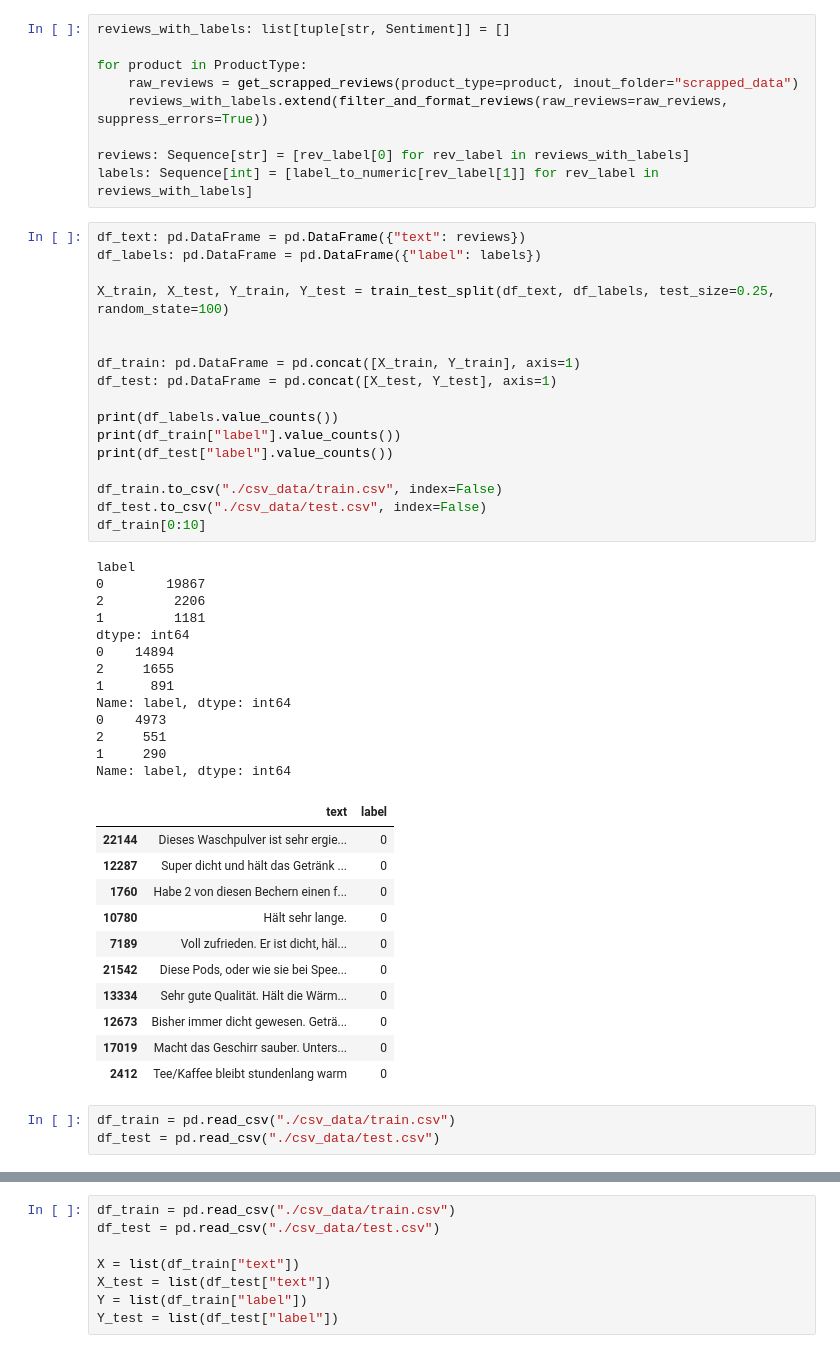
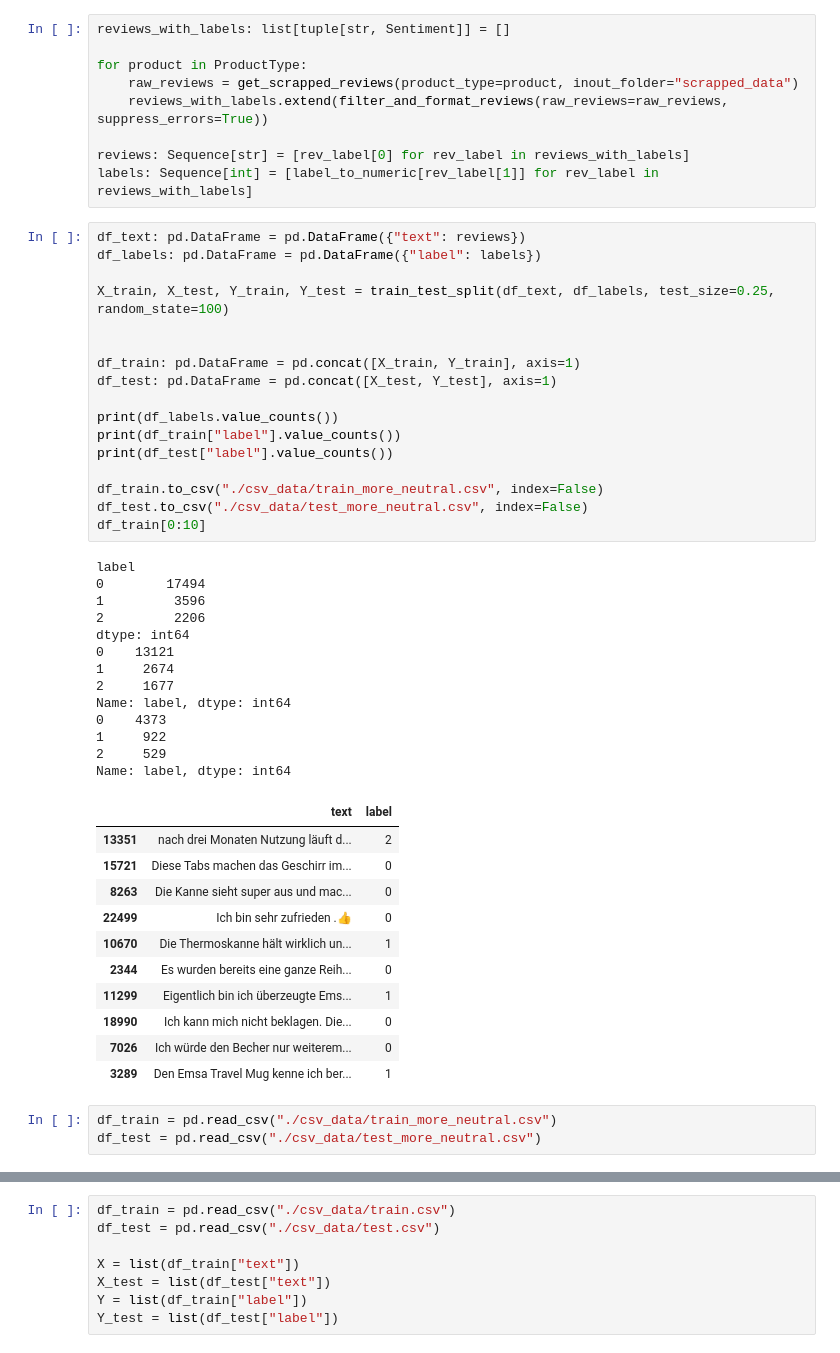
Before and after one commit to madvx/NLP_22Z, a Jupyter notebook: BERT_finetuning.ipynb, the cells around one changed output, grey strips where cells are left out. Saved outputs shown, nothing was run; the diff lists cells and outputs as text.

Commit message:
more neutral datasets

```diff
--- a/BERT_finetuning.ipynb
+++ b/BERT_finetuning.ipynb
@@ -34,48 +34,48 @@ labels: Sequence[int] = [label_to_numeric[rev_label[1]] for rev_label in reviews
 # %%
 df_text: pd.DataFrame = pd.DataFrame({"text": reviews})
 df_labels: pd.DataFrame = pd.DataFrame({"label": labels})
 
 X_train, X_test, Y_train, Y_test = train_test_split(df_text, df_labels, test_size=0.25, random_state=100)
 
 
 df_train: pd.DataFrame = pd.concat([X_train, Y_train], axis=1)
 df_test: pd.DataFrame = pd.concat([X_test, Y_test], axis=1)
 
 print(df_labels.value_counts())
 print(df_train["label"].value_counts())
 print(df_test["label"].value_counts())
 
-df_train.to_csv("./csv_data/train.csv", index=False)
-df_test.to_csv("./csv_data/test.csv", index=False)
+df_train.to_csv("./csv_data/train_more_neutral.csv", index=False)
+df_test.to_csv("./csv_data/test_more_neutral.csv", index=False)
 df_train[0:10]
 # %% [output]
 label
-0        19867
+0        17494
+1         3596
 2         2206
-1         1181
 dtype: int64
-0    14894
-2     1655
-1      891
+0    13121
+1     2674
+2     1677
 Name: label, dtype: int64
-0    4973
-2     551
-1     290
+0    4373
+1     922
+2     529
 Name: label, dtype: int64
 |  | text | label |
-| 22144 | Dieses Waschpulver ist sehr ergie... | 0 |
-| 12287 | Super dicht und hält das Getränk ... | 0 |
-| 1760 | Habe 2 von diesen Bechern einen f... | 0 |
-| 10780 | Hält sehr lange. | 0 |
-| 7189 | Voll zufrieden. Er ist dicht, häl... | 0 |
-| 21542 | Diese Pods, oder wie sie bei Spee... | 0 |
-| 13334 | Sehr gute Qualität. Hält die Wärm... | 0 |
-| 12673 | Bisher immer dicht gewesen. Geträ... | 0 |
-| 17019 | Macht das Geschirr sauber. Unters... | 0 |
-| 2412 | Tee/Kaffee bleibt stundenlang warm | 0 |
+| 13351 | nach drei Monaten Nutzung läuft d... | 2 |
+| 15721 | Diese Tabs machen das Geschirr im... | 0 |
+| 8263 | Die Kanne sieht super aus und mac... | 0 |
+| 22499 | Ich bin sehr zufrieden .👍 | 0 |
+| 10670 | Die Thermoskanne hält wirklich un... | 1 |
+| 2344 | Es wurden bereits eine ganze Reih... | 0 |
+| 11299 | Eigentlich bin ich überzeugte Ems... | 1 |
+| 18990 | Ich kann mich nicht beklagen. Die... | 0 |
+| 7026 | Ich würde den Becher nur weiterem... | 0 |
+| 3289 | Den Emsa Travel Mug kenne ich ber... | 1 |
 # %%
-df_train = pd.read_csv("./csv_data/train.csv")
-df_test = pd.read_csv("./csv_data/test.csv")
+df_train = pd.read_csv("./csv_data/train_more_neutral.csv")
+df_test = pd.read_csv("./csv_data/test_more_neutral.csv")
 # %%
 df_train_0 = df_train[df_train["label"] == 0].sample(frac=1.0)
 df_train_1 = df_train[df_train["label"] == 1].sample(frac=1.0)
```
Also changed, not shown: parts of 1 cell of this notebook, 5 other files.
